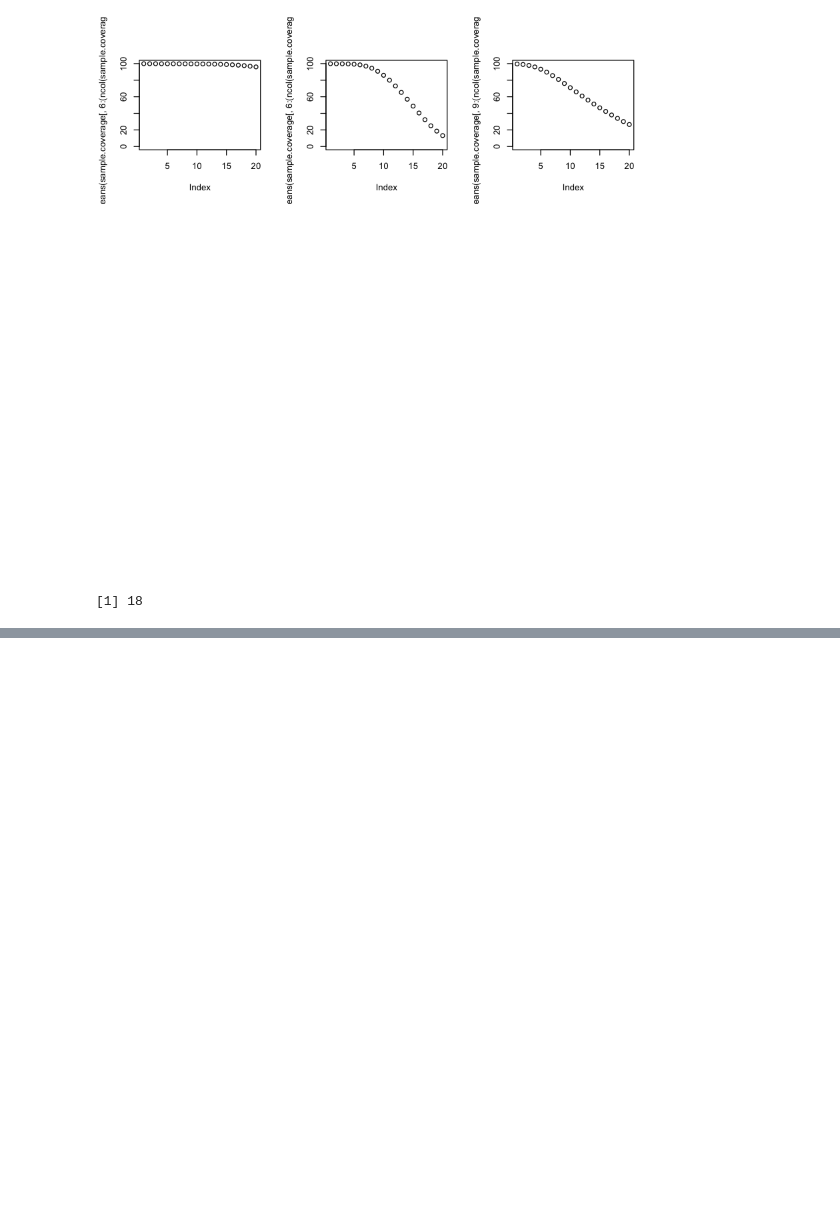
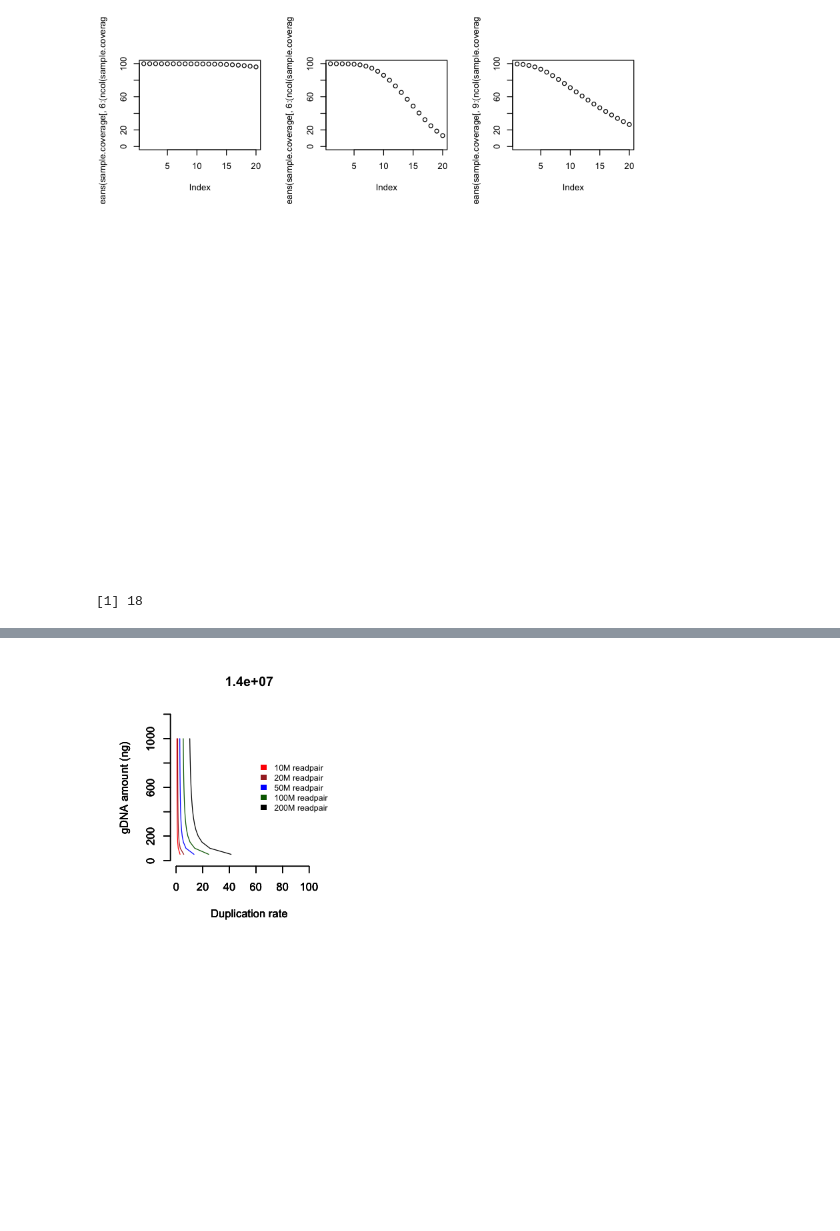
Before and after one commit to khanfouzia2/BALSAMIC, a Jupyter notebook: notebook/CoverageTable.ipynb, the cells around one changed output, grey strips where cells are left out. Cells and saved outputs as stored; diff of their text form; code cells hidden in the pictures; blank space fills up the shorter version.

```diff
--- a/notebook/CoverageTable.ipynb
+++ b/notebook/CoverageTable.ipynb
@@ -1111,0 +1111,54 @@ legend("right", legend = paste0(readC, "M readpair"), border = NA, fill = readCo
+# %%
+par(mfrow = c(2,2), pty = "s")
+hybrid_amount = 500e-9
+dna_weight_bp = 660
+median_ins_size = 250
+conversion_rate = 0.2
+gpanel = 1.4e7
+#gpanel_array = seq(from=.025e6, by=0.1e6, to=1.25e6)
+gpanel_array = c(1.4e7, 3e7, 0.5e7)
+gpanel_array = c(1.4e7)
+peak_frag_size = 400
+capture_efficiency = 0.2
+avogadro_num = 6e23
+genome_size = 3e9
+readC = c(10, 20, 50, 100, 200)
+readCol = c("red", "brown", "blue", "darkgreen", "black")
+s = 1
+#gdna_gr= c(1:50, seq(from=50,by=50,to=1000))
+gdna_gr = seq(from=50,by=50,to=1000)
+#gdna_gr=1:50
+for (my_panel in gpanel_array){
+    gpanel = my_panel
+    for (total_read in readC){
+        dup_rate = c()
+        #convert total read to M reads
+        total_read = total_read * 1e6
+        t = 1
+        for (i in gdna_gr) {
+            gdna = i * 1e-9
+            unique_mol = (gdna * conversion_rate / (dna_weight_bp * median_ins_size)) * avogadro_num
+            total_molecules = hybrid_amount / (dna_weight_bp * peak_frag_size) * avogadro_num
+            total_molecules = (gpanel/genome_size) * total_molecules
+            total_unique = (gpanel/genome_size) * unique_mol
+            total_molecules = total_molecules * capture_efficiency
+            sample_chance = 1- (1-(1/total_unique))^total_molecules
+            total_unique = total_unique * sample_chance
+            dup_rate[t] = (1- (1-exp(-(total_read / total_unique )))/(total_read / total_unique)) * 100
+            t = t + 1
+        }
+
+        plot(dup_rate, gdna_gr, bty = 'n', type = 'l',
+             xlim = c(0, 110),
+             ylim = c(0, max(gdna_gr)*1.2),
+             col = readCol[s],
+             xlab = "Duplication rate", ylab = 'gDNA amount (ng)')
+
+        par(new=T)
+        s = s + 1
+    }
+    title(my_panel)
+    legend("right", legend = paste0(readC, "M readpair"), border = NA, fill = readCol, bty = "n", cex = 0.75)
+}
+# %% [output]
+[figure, added]
```
Also changed, not shown: parts of 2 cells of this notebook.
